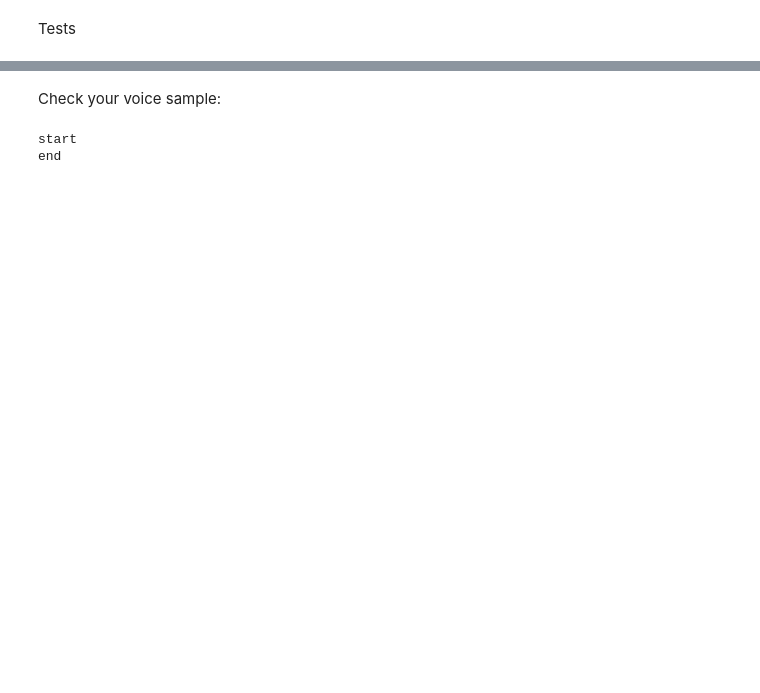
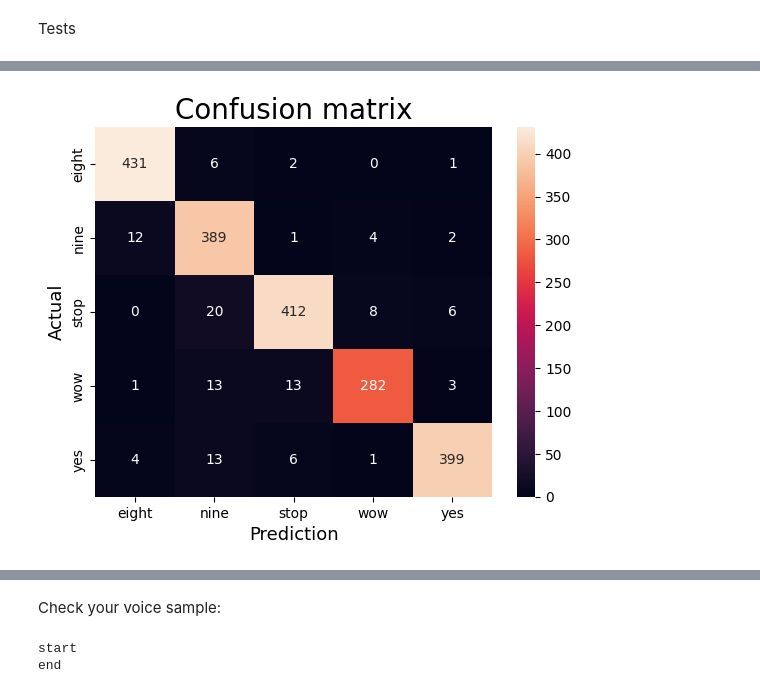
Before and after one commit to TMarszalek129/SpeechRecognition, a Jupyter notebook: SpeechRec.ipynb, the cells around one changed output, grey strips where cells are left out. Cells and saved outputs as stored; diff of their text form; code cells hidden in the pictures; blank space fills up the shorter version.

Commit message:
Confusion matrix and report added; intro for transfer learning

```diff
--- a/SpeechRec.ipynb
+++ b/SpeechRec.ipynb
@@ -190,10 +196,13 @@ model = load_model('best_model.hdf5.keras')
 def predict(audio):
     prob=model.predict(audio.reshape(-1,8000,1))
     index=np.argmax(prob[0])
-    return classes[index]
+    return index, classes[index]
 # %%
-index=random.randint(0,len(X_val)-1)
-samples=X_val[index].ravel()
-print("Audio:",classes[np.argmax(y_val[index])])
-ipd.Audio(samples, rate=8000)
+sample_l = []
+predict_l = []
+for idx in range(len(X_val)):
+    samples=X_val[idx].ravel()
+    predicted, _ = predict(samples)
+    sample_l.append(int(np.argmax(y_val[idx])))
+    predict_l.append(int(predicted))
 # %% [output]
@@ -206,0 +232,10 @@ Text: up
+# %%
+cm = confusion_matrix(sample_l, predict_l)
+
+sns.heatmap(cm, annot=True, fmt='g', xticklabels=classes, yticklabels=classes)
+plt.title('Confusion matrix', fontsize=20)
+plt.xlabel('Prediction', fontsize=13)
+plt.ylabel('Actual', fontsize=13)
+plt.show()
+# %% [output]
+[figure, added]
```
Also changed, not shown: parts of 15 cells of this notebook, 1 other file.
